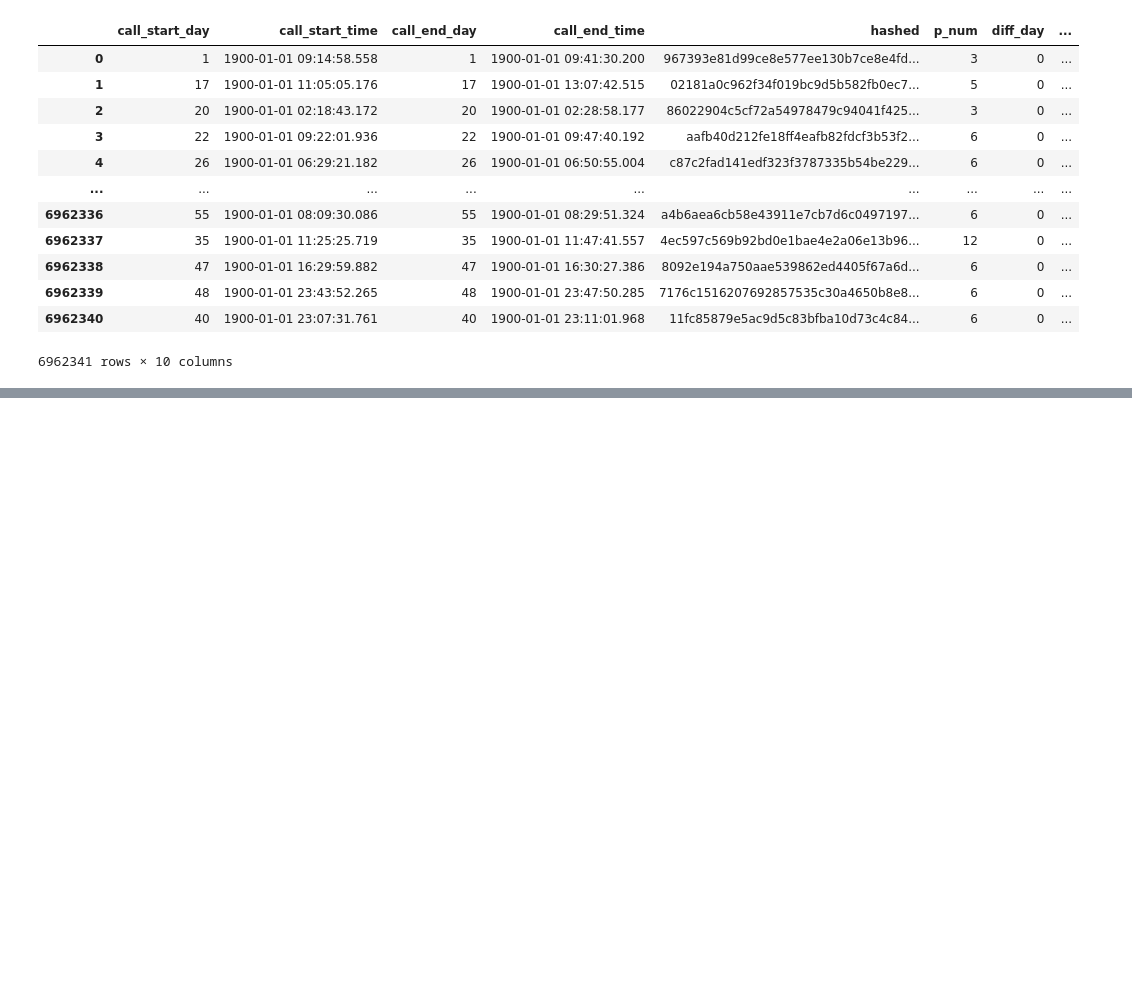
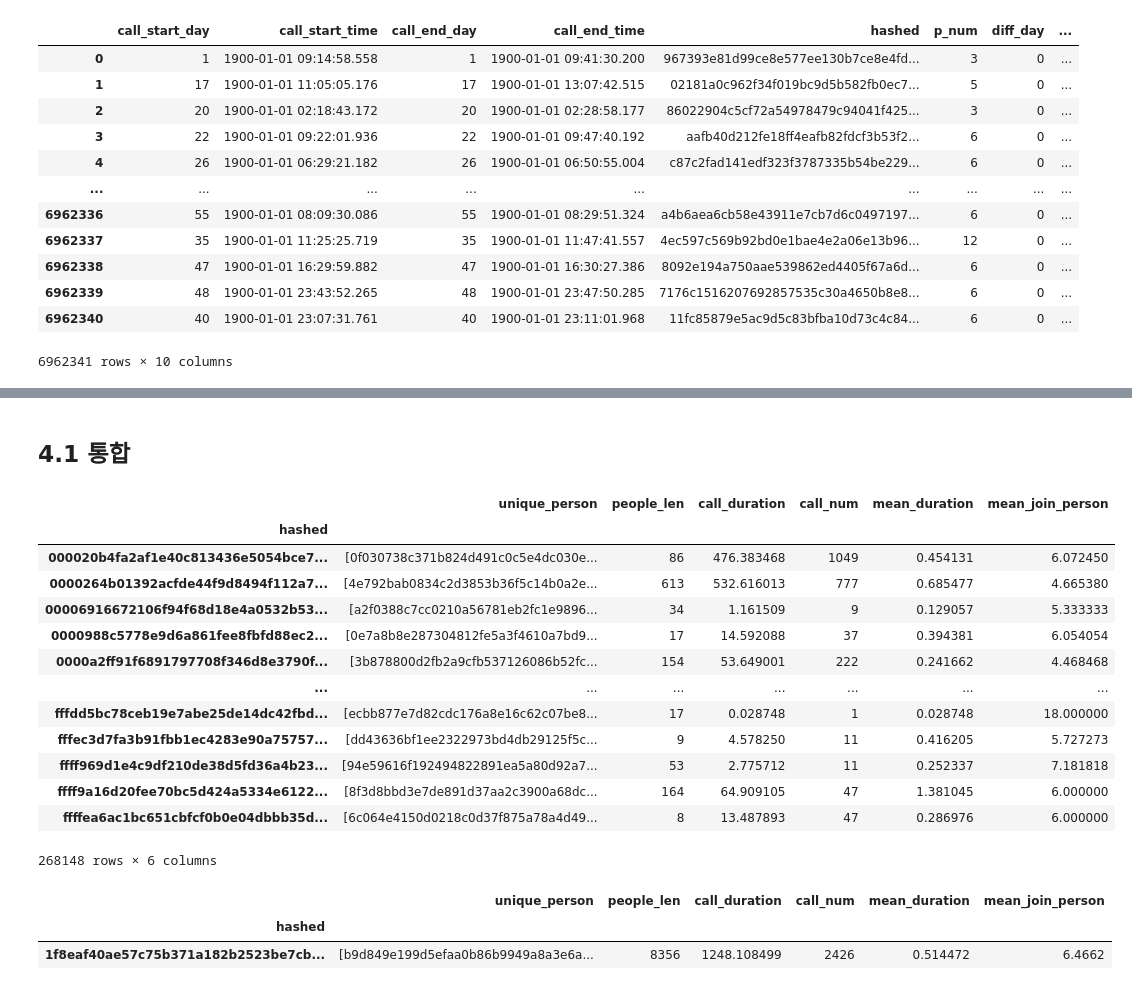
Before and after one commit to koojaekwan/jaekwan-s-python, a Jupyter notebook: jaekwankoo.ipynb, the cells around one changed output, grey strips where cells are left out. Drawn from its saved outputs; the diff is of its cells as text; code cells hidden in the pictures; blank space fills up the shorter version.

```diff
--- a/jaekwankoo.ipynb
+++ b/jaekwankoo.ipynb
@@ -506,0 +621,2 @@ pd.concat([long1, long2, long3, long4, long5, long6, long7, long8], axis=0).grou
+# %% [markdown]
+## 4.1 통합
@@ -506,0 +627,23 @@ pd.concat([long1, long2, long3, long4, long5, long6, long7, long8], axis=0).grou
+# %%
+final_dat
+# %% [output]
+|  | unique_person | people_len | call_duration | call_num | mean_duration | mean_join_person |
+| hashed |  |  |  |  |  |  |
+| 000020b4fa2af1e40c813436e5054bce7... | [0f030738c371b824d491c0c5e4dc030e... | 86 | 476.383468 | 1049 | 0.454131 | 6.072450 |
+| 0000264b01392acfde44f9d8494f112a7... | [4e792bab0834c2d3853b36f5c14b0a2e... | 613 | 532.616013 | 777 | 0.685477 | 4.665380 |
+| 00006916672106f94f68d18e4a0532b53... | [a2f0388c7cc0210a56781eb2fc1e9896... | 34 | 1.161509 | 9 | 0.129057 | 5.333333 |
+| 0000988c5778e9d6a861fee8fbfd88ec2... | [0e7a8b8e287304812fe5a3f4610a7bd9... | 17 | 14.592088 | 37 | 0.394381 | 6.054054 |
+| 0000a2ff91f6891797708f346d8e3790f... | [3b878800d2fb2a9cfb537126086b52fc... | 154 | 53.649001 | 222 | 0.241662 | 4.468468 |
+| ... | ... | ... | ... | ... | ... | ... |
+| fffdd5bc78ceb19e7abe25de14dc42fbd... | [ecbb877e7d82cdc176a8e16c62c07be8... | 17 | 0.028748 | 1 | 0.028748 | 18.000000 |
+| fffec3d7fa3b91fbb1ec4283e90a75757... | [dd43636bf1ee2322973bd4db29125f5c... | 9 | 4.578250 | 11 | 0.416205 | 5.727273 |
+| ffff969d1e4c9df210de38d5fd36a4b23... | [94e59616f192494822891ea5a80d92a7... | 53 | 2.775712 | 11 | 0.252337 | 7.181818 |
+| ffff9a16d20fee70bc5d424a5334e6122... | [8f3d8bbd3e7de891d37aa2c3900a68dc... | 164 | 64.909105 | 47 | 1.381045 | 6.000000 |
+| ffffea6ac1bc651cbfcf0b0e04dbbb35d... | [6c064e4150d0218c0d37f875a78a4d49... | 8 | 13.487893 | 47 | 0.286976 | 6.000000 |
+268148 rows × 6 columns
+# %%
+final_dat[final_dat['people_len'] == max(final_dat['people_len'])]
+# %% [output]
+|  | unique_person | people_len | call_duration | call_num | mean_duration | mean_join_person |
+| hashed |  |  |  |  |  |  |
+| 1f8eaf40ae57c75b371a182b2523be7cb... | [b9d849e199d5efaa0b86b9949a8a3e6a... | 8356 | 1248.108499 | 2426 | 0.514472 | 6.4662 |
```
Also changed, not shown: parts of 93 cells of this notebook.
